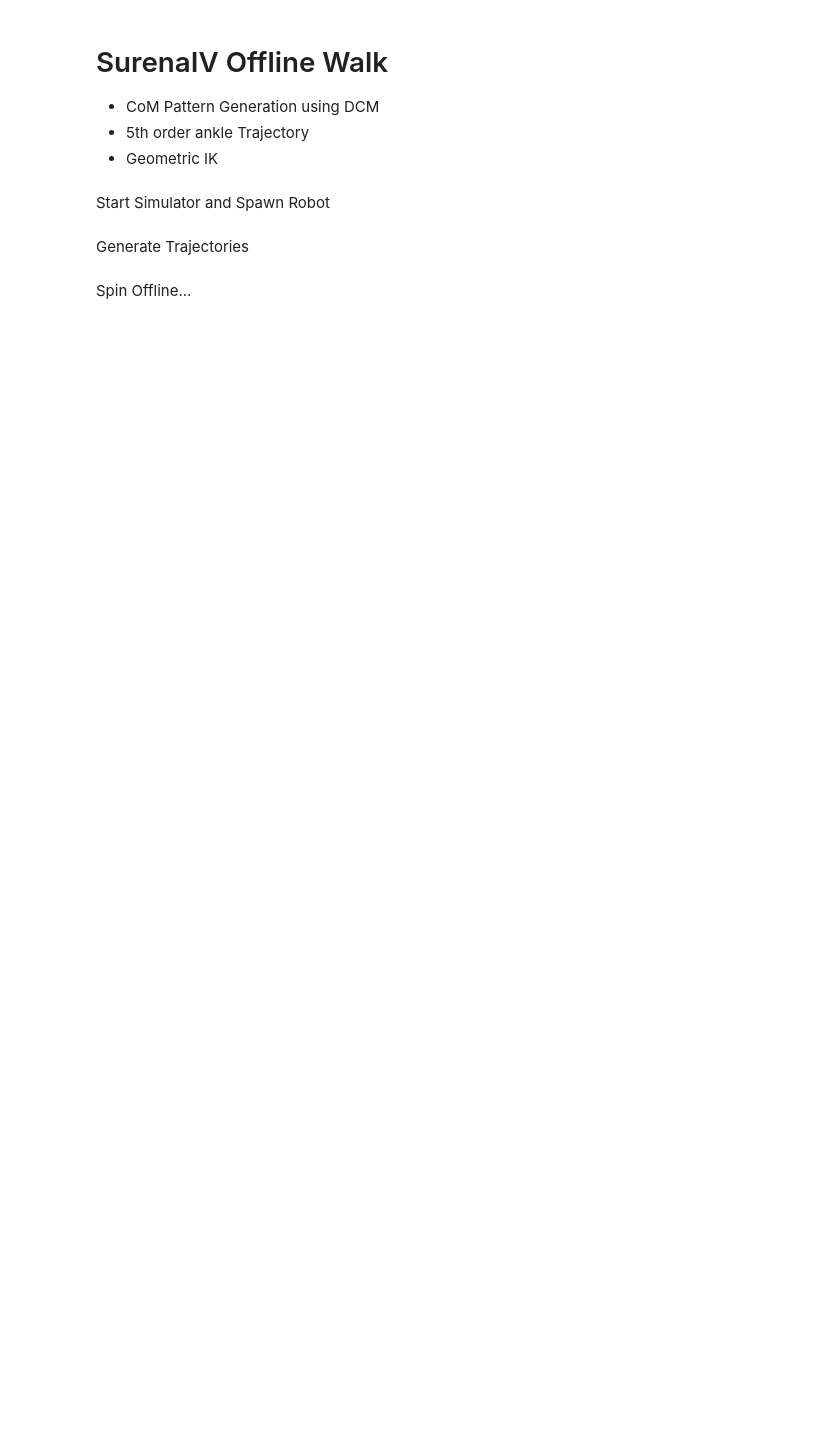
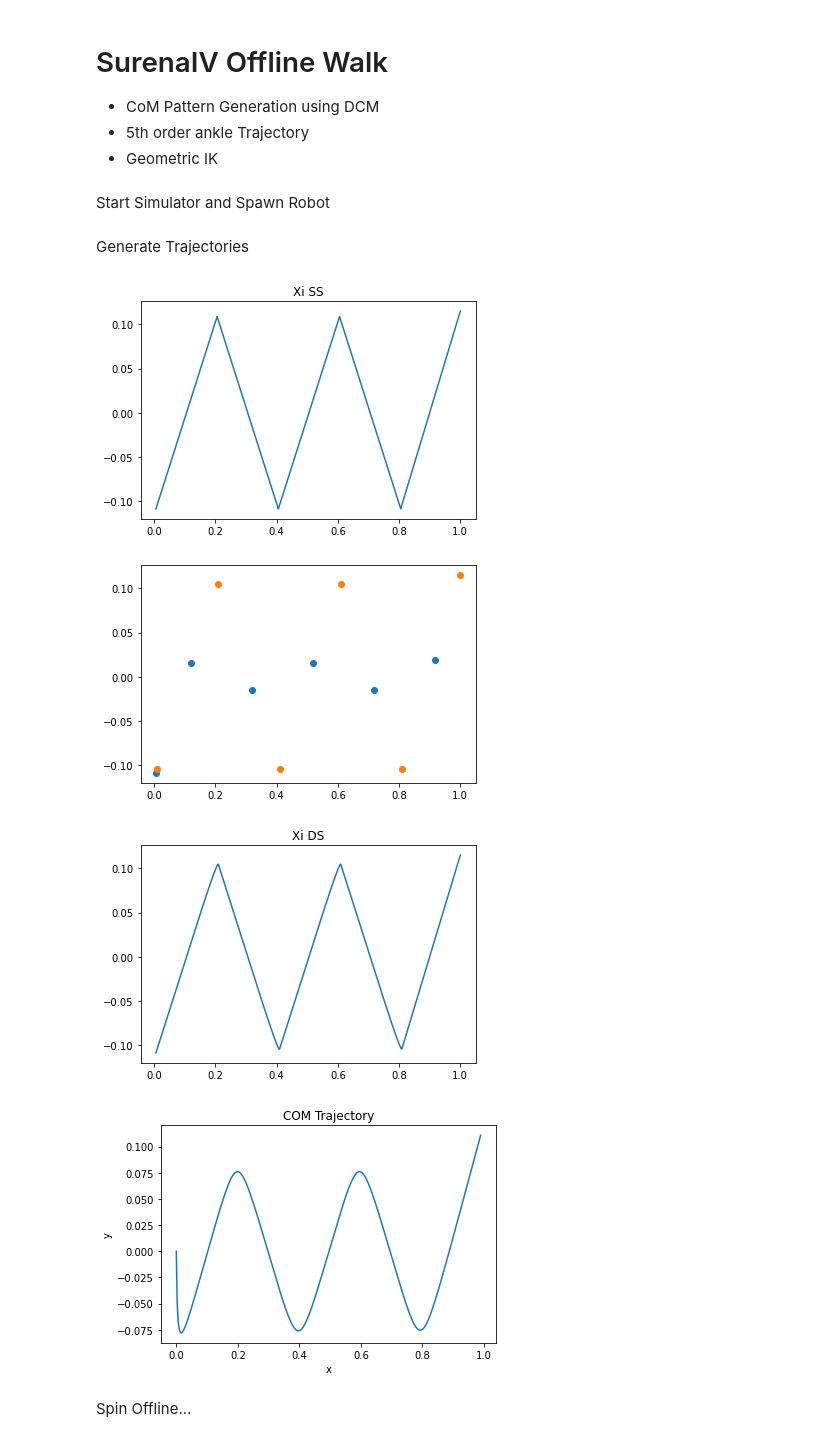
Before and after one commit to Kassra-sinaei/surena4_bullet, a Jupyter notebook: SURENAIV_Offline_Walk.ipynb, the cells around one changed output. Saved outputs shown, nothing was run; the diff lists cells and outputs as text; code cells hidden in the pictures; blank space fills up the shorter version.

```diff
--- a/SURENAIV_Offline_Walk.ipynb
+++ b/SURENAIV_Offline_Walk.ipynb
@@ -26,2 +26,20 @@ pybullet.setRealTimeSimulation(1)
 # %% [markdown]
 Generate Trajectories
+# %%
+dt = 1/240
+planner = DCMPlanner(0.75, 1.0, 0.3,dt)
+rF =np.array([[0.0,-0.115,0.0],
+             [0.2,0.115,0.0],
+             [0.4,-0.115,0.0],
+             [0.6,0.115,0.0],
+             [0.8,-0.115,0.0],
+             [1.0,0.115,0.0]])
+planner.setFoot(rF)
+xi_trajectory = planner.getXiTrajectory()
+com_0 = np.array([0.0,0.0,0.84])
+com_trajectory = planner.getCoMTrajectory(com_0)
+# %% [output]
+[figure, added]
+[figure, added]
+[figure, added]
+[figure, added]
```
Also changed, not shown: parts of 6 cells of this notebook, 4 other files.
